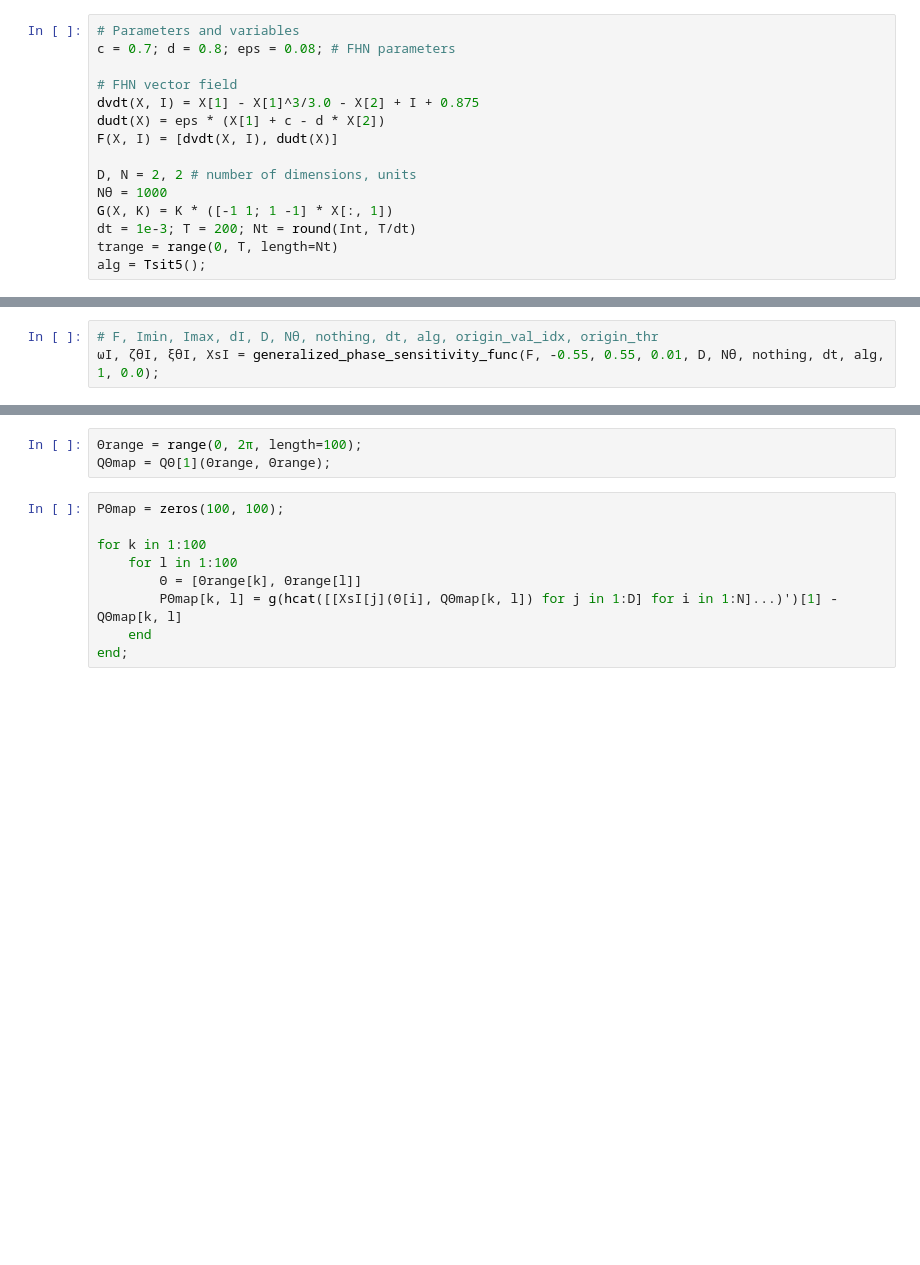
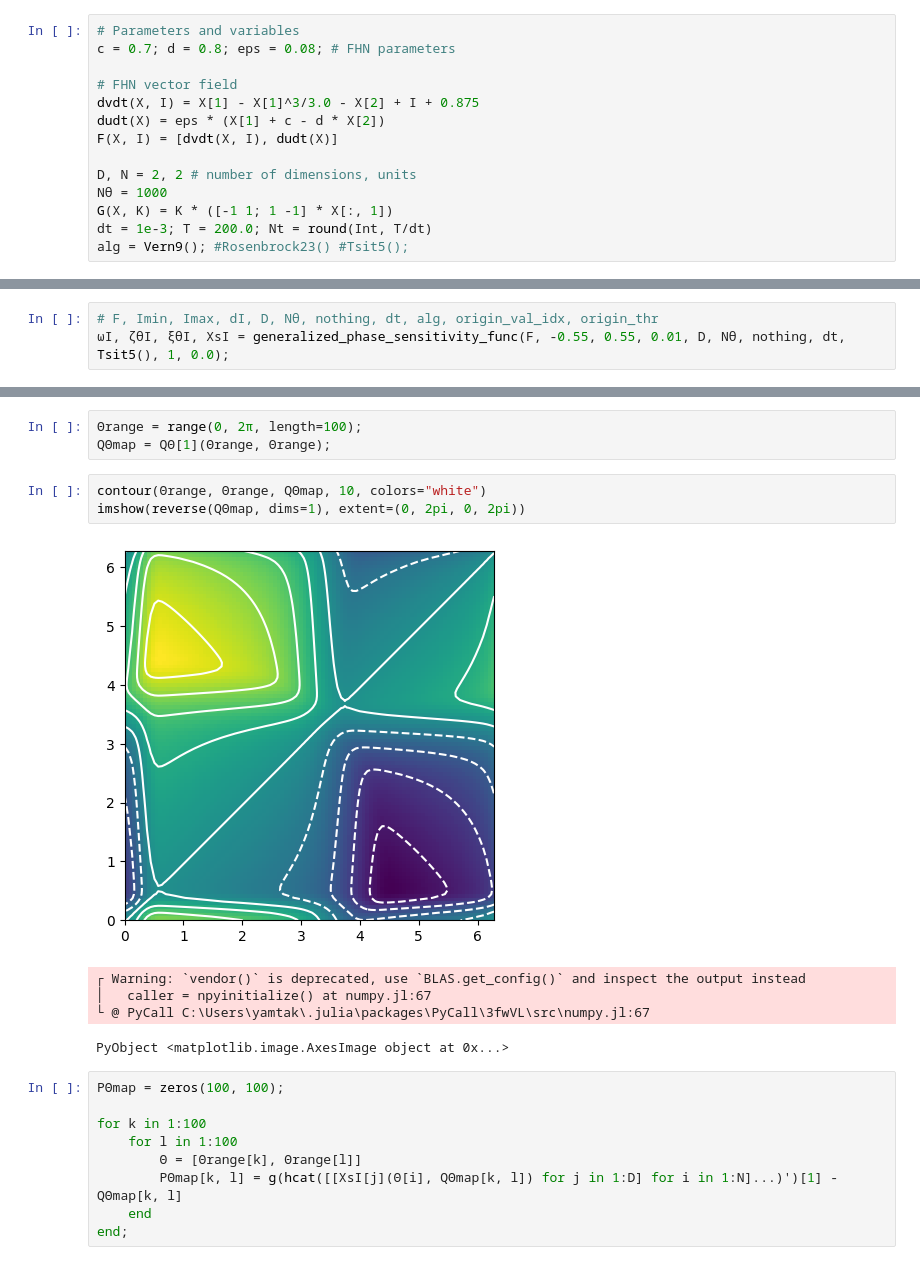
Before and after one commit to takyamamoto/GeneralizedPhaseReduction.jl, a Jupyter notebook: examples/Fig3_FHNmodel_coupled.ipynb, the cells around one changed output, grey strips where cells are left out. Drawn from its saved outputs; the diff is of its cells as text; blank space fills up the shorter version.

```diff
--- a/examples/Fig3_FHNmodel_coupled.ipynb
+++ b/examples/Fig3_FHNmodel_coupled.ipynb
@@ -34,7 +35,6 @@ F(X, I) = [dvdt(X, I), dudt(X)]
 D, N = 2, 2 # number of dimensions, units
 Nθ = 1000
 G(X, K) = K * ([-1 1; 1 -1] * X[:, 1])
-dt = 1e-3; T = 200; Nt = round(Int, T/dt)
-trange = range(0, T, length=Nt)
-alg = Tsit5();
+dt = 1e-3; T = 200.0; Nt = round(Int, T/dt)
+alg = Vern9(); #Rosenbrock23() #Tsit5();
 # %%
@@ -45,7 +45,7 @@ println("Ts=", Ts, " (sec) , ω=", ω, " (Hz)")
 Ts=36.419000000000004 (sec) , ω=0.1725249267464671 (Hz)
 # %%
 # F, Imin, Imax, dI, D, Nθ, nothing, dt, alg, origin_val_idx, origin_thr
-ωI, ζθI, ξθI, XsI = generalized_phase_sensitivity_func(F, -0.55, 0.55, 0.01, D, Nθ, nothing, dt, alg, 1, 0.0);
+ωI, ζθI, ξθI, XsI = generalized_phase_sensitivity_func(F, -0.55, 0.55, 0.01, D, Nθ, nothing, dt, Tsit5(), 1, 0.0);
 # %% [output]
 [2/3] Computing ζ(θ, I)...
 [3/3] Computing ξ(θ, I)...
@@ -89,6 +109,15 @@ QΘ = compute_QΘ(g, N, D, XsI, κ, ωI, NΘ);
 # %%
 Θrange = range(0, 2π, length=100);
 QΘmap = QΘ[1](Θrange, Θrange);
+# %%
+contour(Θrange, Θrange, QΘmap, 10, colors="white")
+imshow(reverse(QΘmap, dims=1), extent=(0, 2pi, 0, 2pi))
+# %% [output]
+[figure, added]
+┌ Warning: `vendor()` is deprecated, use `BLAS.get_config()` and inspect the output instead
+│   caller = npyinitialize() at numpy.jl:67
+└ @ PyCall C:\Users\yamtak\.julia\packages\PyCall\3fwVL\src\numpy.jl:67
+PyObject <matplotlib.image.AxesImage object at 0x...>
 # %%
 PΘmap = zeros(100, 100);
 
```
Also changed, not shown: parts of 8 cells of this notebook, 3 other files.
